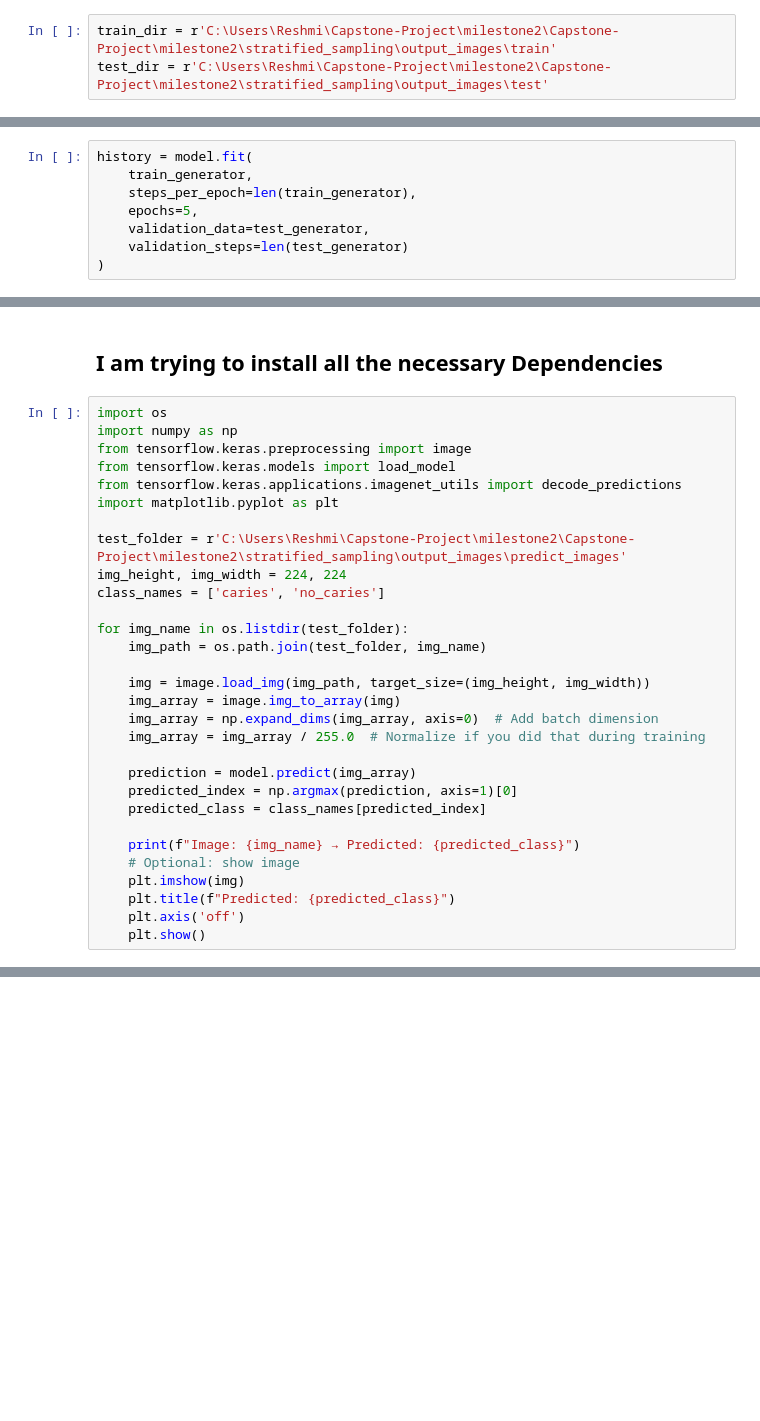
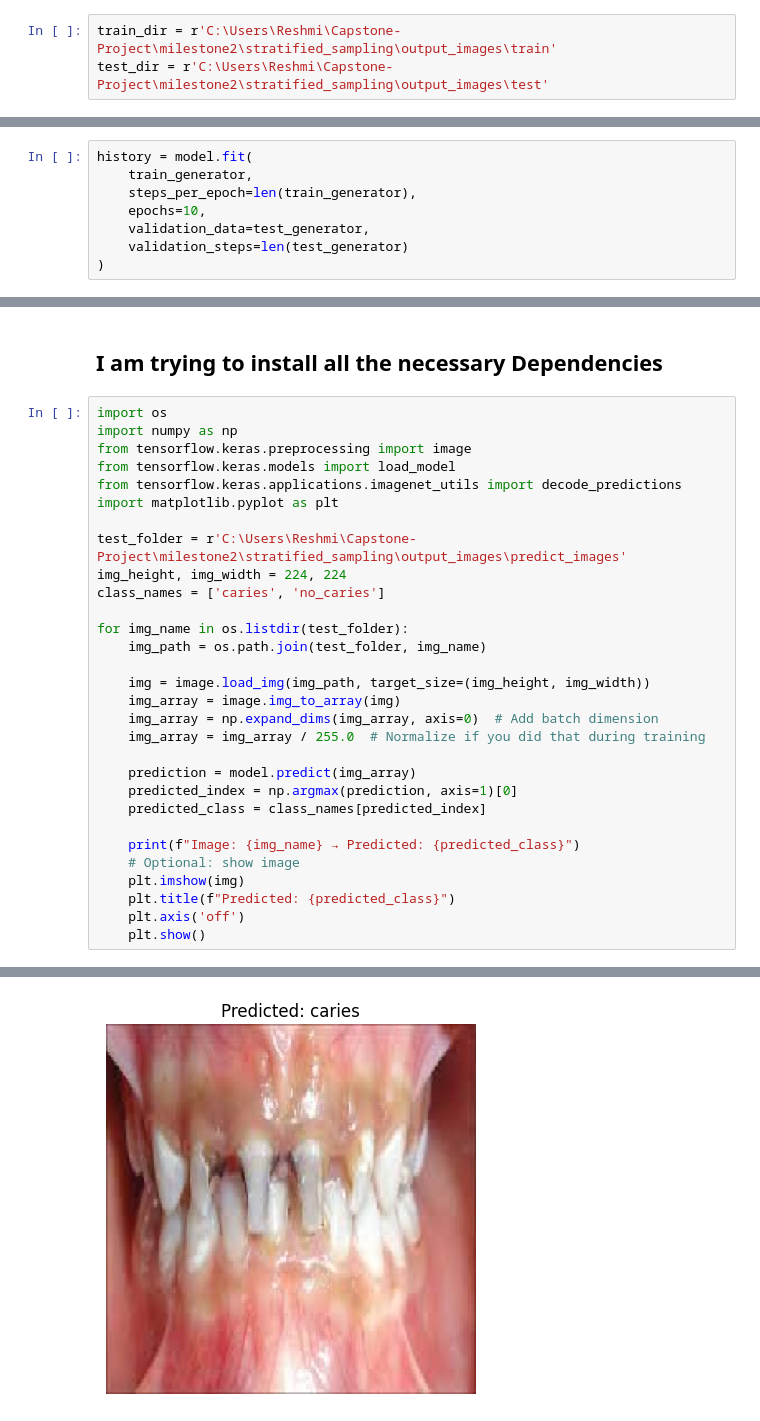
Before and after one commit to daunkim18/Capstone-Project, a Jupyter notebook: milestone2/Model.ipynb, the cells around one changed output, grey strips where cells are left out. Drawn from its saved outputs; the diff is of its cells as text; blank space fills up the shorter version.

```diff
--- a/milestone2/Model.ipynb
+++ b/milestone2/Model.ipynb
@@ -1,8 +1,8 @@
 # %% [markdown]
 ## I am working on creating the model for tensorflow. I have combined all the test and train images into one folder and pasing then to my tensorflow model where it tries to train with the data samples and after creating my model, I pass the images from test folder to see how my MODEL is Working.
 # %%
-train_dir = r'C:\Users\Reshmi\Capstone-Project\milestone2\Capstone-Project\milestone2\stratified_sampling\output_images\train'
-test_dir = r'C:\Users\Reshmi\Capstone-Project\milestone2\Capstone-Project\milestone2\stratified_sampling\output_images\test'
+train_dir = r'C:\Users\Reshmi\Capstone-Project\milestone2\stratified_sampling\output_images\train'
+test_dir = r'C:\Users\Reshmi\Capstone-Project\milestone2\stratified_sampling\output_images\test'
 # %% [markdown]
 ## I am installing tensorflow from PIP package.
 https://www.tensorflow.org/
@@ -64,7 +64,7 @@ model.compile(optimizer='adam', loss='binary_crossentropy', metrics=['accuracy']
 history = model.fit(
     train_generator,
     steps_per_epoch=len(train_generator),
-    epochs=5,
+    epochs=10,
     validation_data=test_generator,
     validation_steps=len(test_generator)
 )
@@ -90,7 +99,7 @@ from tensorflow.keras.models import load_model
 from tensorflow.keras.applications.imagenet_utils import decode_predictions
 import matplotlib.pyplot as plt
 
-test_folder = r'C:\Users\Reshmi\Capstone-Project\milestone2\Capstone-Project\milestone2\stratified_sampling\output_images\predict_images'
+test_folder = r'C:\Users\Reshmi\Capstone-Project\milestone2\stratified_sampling\output_images\predict_images'
 img_height, img_width = 224, 224
 class_names = ['caries', 'no_caries']
 
@@ -116,0 +127 @@ ModuleNotFoundError: No module named 'matplotlib'
+[figure, added]
```
Also changed, not shown: parts of 4 cells of this notebook.
